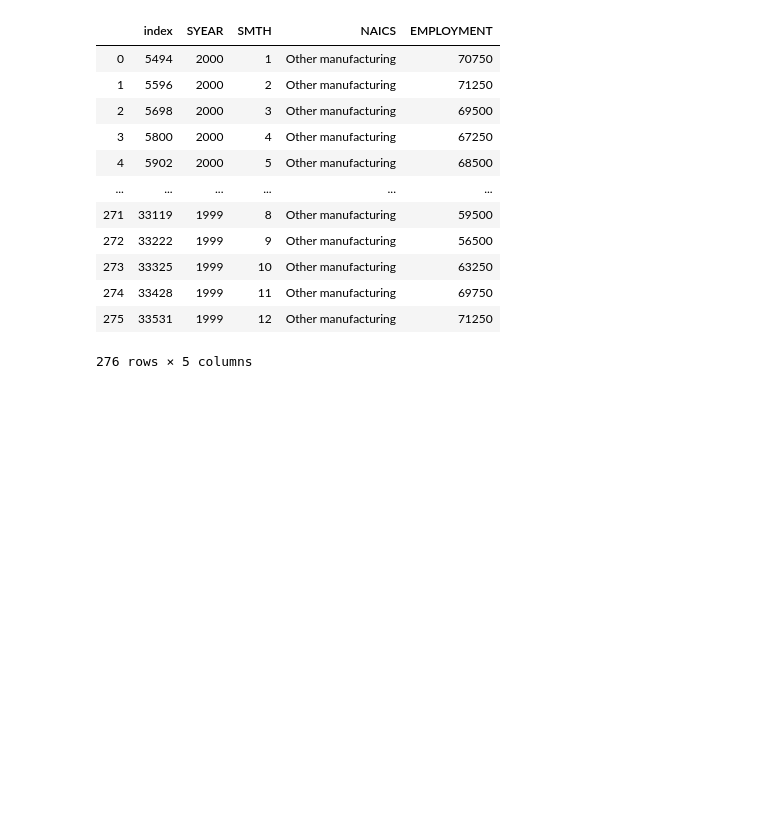
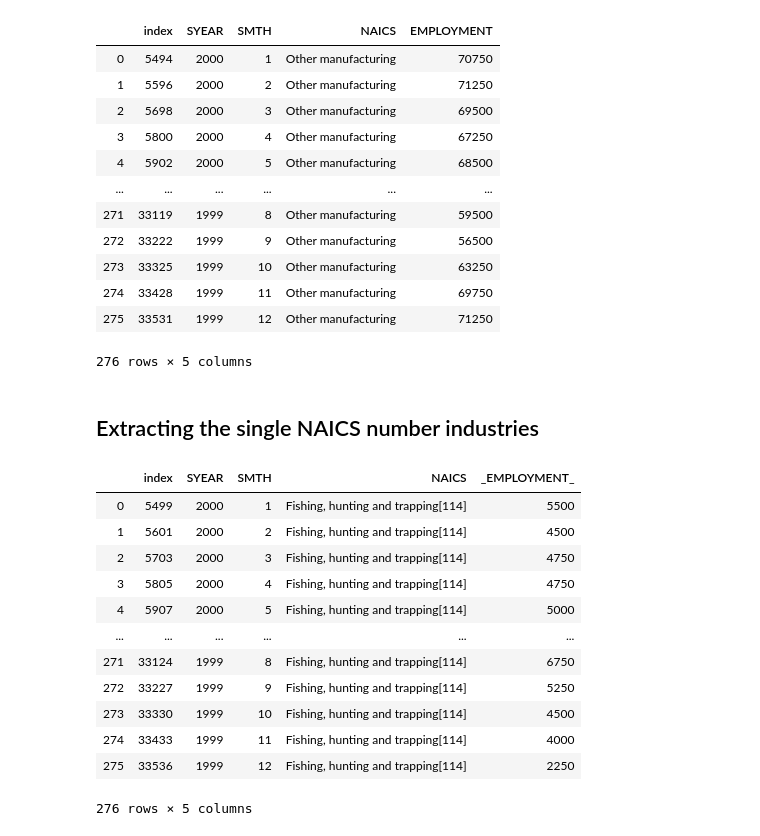
Before and after one commit to Hotlynn2/SERIES-ANALYSIS-OF-NAICS, a Jupyter notebook: Time Analysis Series.ipynb, the cells around one changed output. Cells and saved outputs as stored; diff of their text form; code cells hidden in the pictures; blank space fills up the shorter version.

```diff
--- a/Time Analysis Series.ipynb
+++ b/Time Analysis Series.ipynb
@@ -2170,3 +2170,22 @@ Other_manufacturing
 | 274 | 33428 | 1999 | 11 | Other manufacturing | 69750 |
 | 275 | 33531 | 1999 | 12 | Other manufacturing | 71250 |
 276 rows × 5 columns
+# %% [markdown]
+## Extracting the single NAICS number industries
+# %%
+Fishing_hunting_and_trapping = data.loc[data['NAICS'].str.contains('114', na = False)].reset_index()
+Fishing_hunting_and_trapping
+# %% [output]
+|  | index | SYEAR | SMTH | NAICS | _EMPLOYMENT_ |
+| 0 | 5499 | 2000 | 1 | Fishing, hunting and trapping[114] | 5500 |
+| 1 | 5601 | 2000 | 2 | Fishing, hunting and trapping[114] | 4500 |
+| 2 | 5703 | 2000 | 3 | Fishing, hunting and trapping[114] | 4750 |
+| 3 | 5805 | 2000 | 4 | Fishing, hunting and trapping[114] | 4750 |
+| 4 | 5907 | 2000 | 5 | Fishing, hunting and trapping[114] | 5000 |
+| ... | ... | ... | ... | ... | ... |
+| 271 | 33124 | 1999 | 8 | Fishing, hunting and trapping[114] | 6750 |
+| 272 | 33227 | 1999 | 9 | Fishing, hunting and trapping[114] | 5250 |
+| 273 | 33330 | 1999 | 10 | Fishing, hunting and trapping[114] | 4500 |
+| 274 | 33433 | 1999 | 11 | Fishing, hunting and trapping[114] | 4000 |
+| 275 | 33536 | 1999 | 12 | Fishing, hunting and trapping[114] | 2250 |
+276 rows × 5 columns
```
Also changed, not shown: parts of 15 cells of this notebook.
